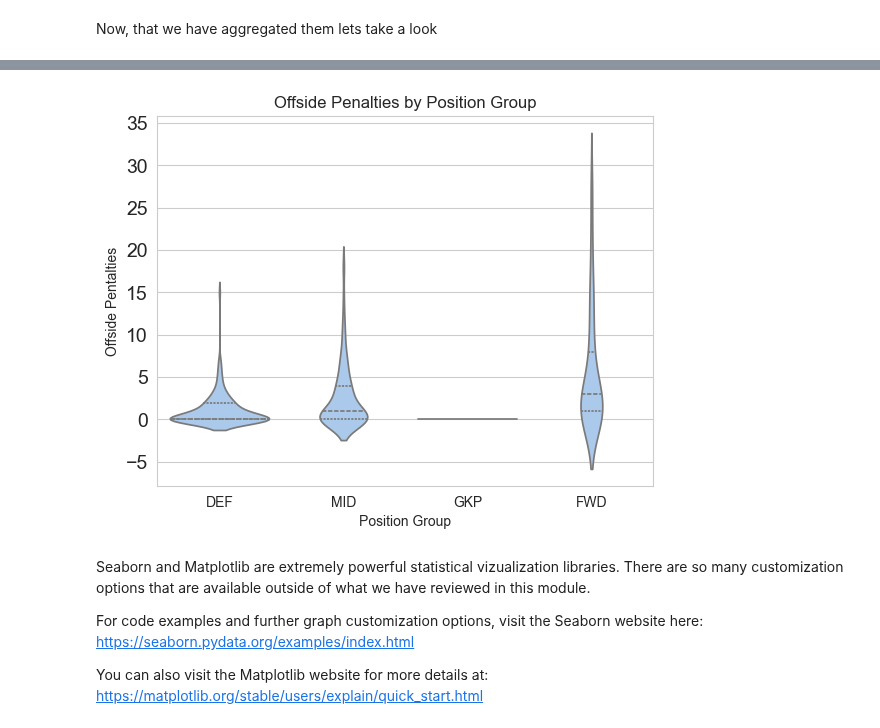
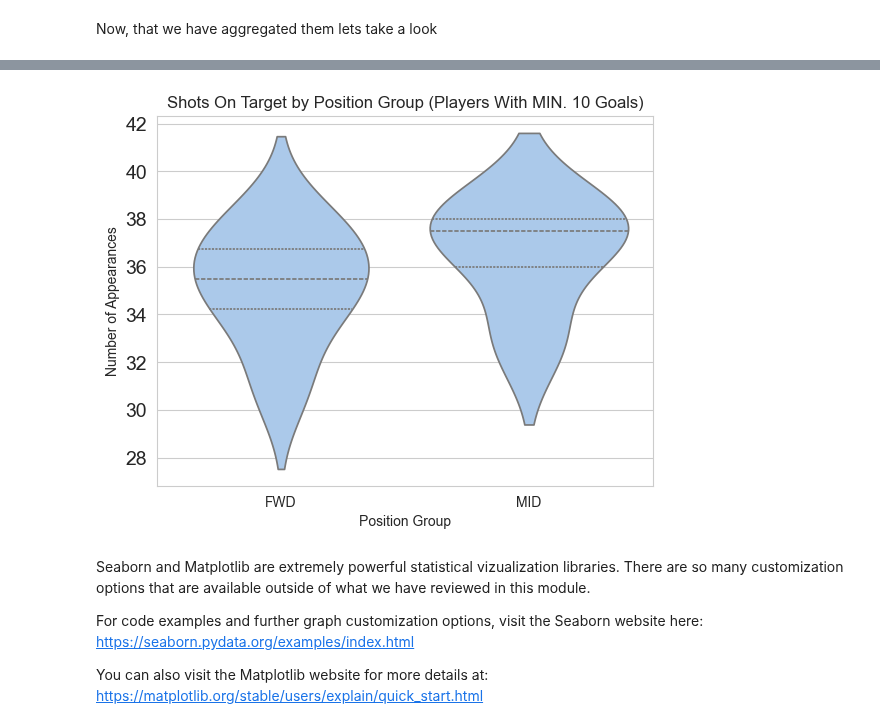
Before and after one commit to schuckers/Charlotte_SCORE_Summer25, a Jupyter notebook: Modules/Seaborn and Basic visualizations in Python Using English Premier League data by Austin Hayes/Seaborn in Python Using English Premier League data by Austin Hayes.ipynb, the cells around one changed output, grey strips where cells are left out. Saved outputs shown, nothing was run; the diff lists cells and outputs as text; code cells hidden in the pictures.

```diff
--- a/Modules/Seaborn and Basic visualizations in Python Using English Premier League data by Austin Hayes/Seaborn in Python Using English Premier League data by Austin Hayes.ipynb
+++ b/Modules/Seaborn and Basic visualizations in Python Using English Premier League data by Austin Hayes/Seaborn in Python Using English Premier League data by Austin Hayes.ipynb
@@ -467,27 +473,28 @@ Here are some of the functions you can use in order to customize your graphs. We
 # %%
-sns.violinplot(data = premier_league_data, x='Position', y = 'Offsides', inner='quartile')
+# Remake Violinplot from above
+sns.violinplot(data = premier_league_data[premier_league_data['Goals'] > 10], x='Position', y='Appearances', inner='quartile')
 
-# label x and y axes
+# label x and y axis
 plt.xlabel('Position Group')
-plt.ylabel('Offside Pentalties')
+plt.ylabel('Number of Appearances')
 
 # Add a title to the plot
-plt.title('Offside Penalties by Position Group')
+plt.title('Shots On Target by Position Group (Players With MIN. 10 Goals)')
 
 # Set the style of the plot to 'whitegrid'
 sns.set_style('whitegrid')
 
 # Set the color palette to 'pastel' for a softer look
 # This will change the colors of the plot elements to pastel shades
 sns.set_palette('pastel')
 
 # Set the font size to 14 for better readability on the y-axis
 plt.yticks(fontsize=14)
 
-# Show the plot
+# Show the plot (ensures that the plot is displayed in the output)
 plt.show()
 # %% [output]
-[figure, old version]
+[figure, new version]
 # %% [markdown]
 Seaborn and Matplotlib are extremely powerful statistical vizualization libraries. There are so many customization options that are available outside of what we have reviewed in this module.
 
```
Also changed, not shown: parts of 42 cells of this notebook.
